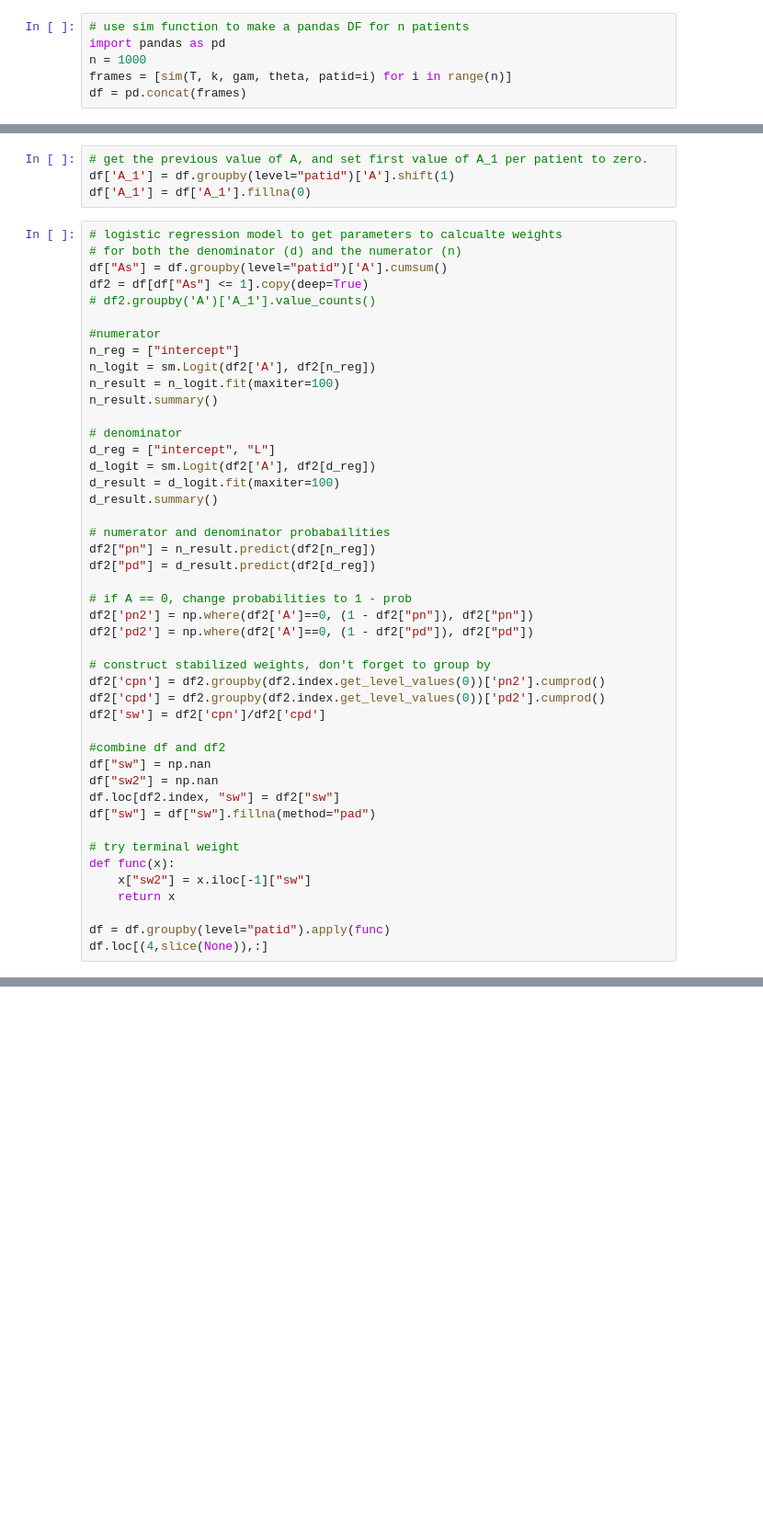
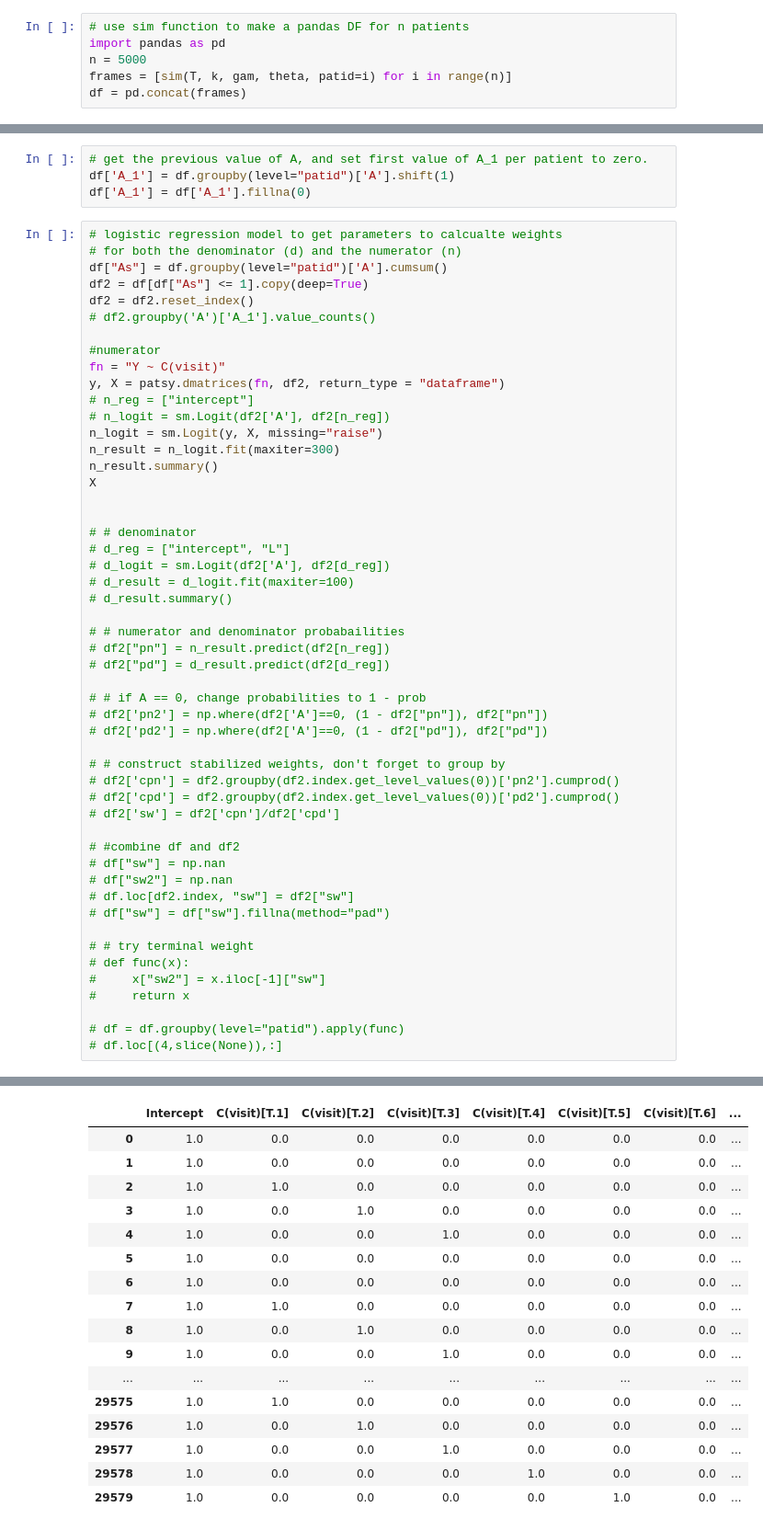
Before and after one commit to clancia/msm-simul-oncol, a Jupyter notebook: data_generation_code.ipynb, the cells around one changed output, grey strips where cells are left out. Shown at 92% size. Saved outputs shown, nothing was run; the diff lists cells and outputs as text; blank space fills up the shorter version.

```diff
--- a/data_generation_code.ipynb
+++ b/data_generation_code.ipynb
@@ -101,7 +102,7 @@ def sim(T, k, gam, theta, patid=0):
 # %%
 # use sim function to make a pandas DF for n patients
 import pandas as pd
-n = 1000
+n = 5000
 frames = [sim(T, k, gam, theta, patid=i) for i in range(n)]
 df = pd.concat(frames)
 # %%
@@ -124,44 +125,50 @@ df['A_1'] = df['A_1'].fillna(0)
 # for both the denominator (d) and the numerator (n)
 df["As"] = df.groupby(level="patid")['A'].cumsum()
 df2 = df[df["As"] <= 1].copy(deep=True)
+df2 = df2.reset_index()
 # df2.groupby('A')['A_1'].value_counts()
 
 #numerator
-n_reg = ["intercept"]
-n_logit = sm.Logit(df2['A'], df2[n_reg])
-n_result = n_logit.fit(maxiter=100)
+fn = "Y ~ C(visit)"
+y, X = patsy.dmatrices(fn, df2, return_type = "dataframe")
+# n_reg = ["intercept"]
+# n_logit = sm.Logit(df2['A'], df2[n_reg])
+n_logit = sm.Logit(y, X, missing="raise")
+n_result = n_logit.fit(maxiter=300)
 n_result.summary()
+X
 
-# denominator
-d_reg = ["intercept", "L"]
-d_logit = sm.Logit(df2['A'], df2[d_reg])
-d_result = d_logit.fit(maxiter=100)
-d_result.summary()
 
-# numerator and denominator probabailities
-df2["pn"] = n_result.predict(df2[n_reg])
-df2["pd"] = d_result.predict(df2[d_reg])
+# # denominator
+# d_reg = ["intercept", "L"]
+# d_logit = sm.Logit(df2['A'], df2[d_reg])
+# d_result = d_logit.fit(maxiter=100)
+# d_result.summary()
 
-# if A == 0, change probabilities to 1 - prob
-df2['pn2'] = np.where(df2['A']==0, (1 - df2["pn"]), df2["pn"])
-df2['pd2'] = np.where(df2['A']==0, (1 - df2["pd"]), df2["pd"])
+# # numerator and denominator probabailities
+# df2["pn"] = n_result.predict(df2[n_reg])
+# df2["pd"] = d_result.predict(df2[d_reg])
 
-# construct stabilized weights, don't forget to group by
-df2['cpn'] = df2.groupby(df2.index.get_level_values(0))['pn2'].cumprod()
-df2['cpd'] = df2.groupby(df2.index.get_level_values(0))['pd2'].cumprod()
-df2['sw'] = df2['cpn']/df2['cpd']
+# # if A == 0, change probabilities to 1 - prob
+# df2['pn2'] = np.where(df2['A']==0, (1 - df2["pn"]), df2["pn"])
+# df2['pd2'] = np.where(df2['A']==0, (1 - df2["pd"]), df2["pd"])
 
-#combine df and df2
-df["sw"] = np.nan
-df["sw2"] = np.nan
-df.loc[df2.index, "sw"] = df2["sw"]
-df["sw"] = df["sw"].fillna(method="pad")
+# # construct stabilized weights, don't forget to group by
+# df2['cpn'] = df2.groupby(df2.index.get_level_values(0))['pn2'].cumprod()
+# df2['cpd'] = df2.groupby(df2.index.get_level_values(0))['pd2'].cumprod()
+# df2['sw'] = df2['cpn']/df2['cpd']
 
-# try terminal weight
-def func(x):
-    x["sw2"] = x.iloc[-1]["sw"]
-    return x
+# #combine df and df2
+# df["sw"] = np.nan
+# df["sw2"] = np.nan
+# df.loc[df2.index, "sw"] = df2["sw"]
+# df["sw"] = df["sw"].fillna(method="pad")
 
-df = df.groupby(level="patid").apply(func)
-df.loc[(4,slice(None)),:]
+# # try terminal weight
+# def func(x):
+#     x["sw2"] = x.iloc[-1]["sw"]
+#     return x
+
+# df = df.groupby(level="patid").apply(func)
+# df.loc[(4,slice(None)),:]
 # %% [output]
@@ -168,0 +178,17 @@ KeyError: "['visit'] not in index"
+|  | Intercept | C(visit)[T.1] | C(visit)[T.2] | C(visit)[T.3] | C(visit)[T.4] | C(visit)[T.5] | C(visit)[T.6] | ... |
+| 0 | 1.0 | 0.0 | 0.0 | 0.0 | 0.0 | 0.0 | 0.0 | ... |
+| 1 | 1.0 | 0.0 | 0.0 | 0.0 | 0.0 | 0.0 | 0.0 | ... |
+| 2 | 1.0 | 1.0 | 0.0 | 0.0 | 0.0 | 0.0 | 0.0 | ... |
+| 3 | 1.0 | 0.0 | 1.0 | 0.0 | 0.0 | 0.0 | 0.0 | ... |
+| 4 | 1.0 | 0.0 | 0.0 | 1.0 | 0.0 | 0.0 | 0.0 | ... |
+| 5 | 1.0 | 0.0 | 0.0 | 0.0 | 0.0 | 0.0 | 0.0 | ... |
+| 6 | 1.0 | 0.0 | 0.0 | 0.0 | 0.0 | 0.0 | 0.0 | ... |
+| 7 | 1.0 | 1.0 | 0.0 | 0.0 | 0.0 | 0.0 | 0.0 | ... |
+| 8 | 1.0 | 0.0 | 1.0 | 0.0 | 0.0 | 0.0 | 0.0 | ... |
+| 9 | 1.0 | 0.0 | 0.0 | 1.0 | 0.0 | 0.0 | 0.0 | ... |
+| ... | ... | ... | ... | ... | ... | ... | ... | ... |
+| 29575 | 1.0 | 1.0 | 0.0 | 0.0 | 0.0 | 0.0 | 0.0 | ... |
+| 29576 | 1.0 | 0.0 | 1.0 | 0.0 | 0.0 | 0.0 | 0.0 | ... |
+| 29577 | 1.0 | 0.0 | 0.0 | 1.0 | 0.0 | 0.0 | 0.0 | ... |
+| 29578 | 1.0 | 0.0 | 0.0 | 0.0 | 1.0 | 0.0 | 0.0 | ... |
+| 29579 | 1.0 | 0.0 | 0.0 | 0.0 | 0.0 | 1.0 | 0.0 | ... |
```
Also changed, not shown: parts of 6 cells of this notebook.
